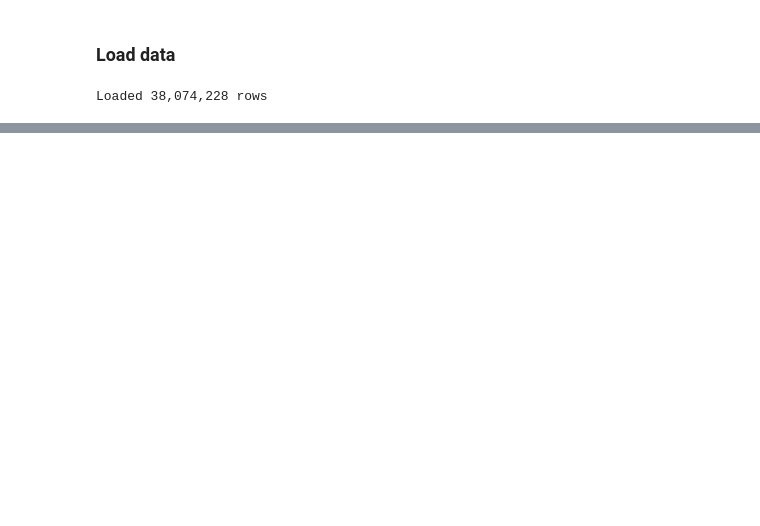
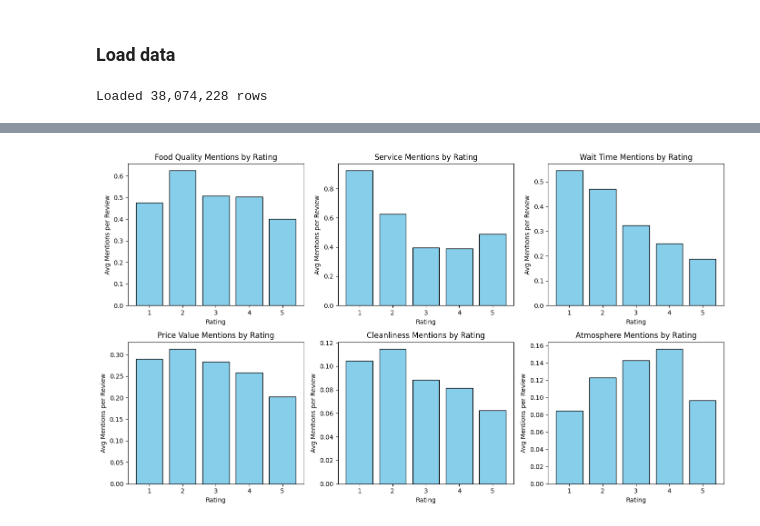
Before and after one commit to zmosDS/google_review_insights, a Jupyter notebook: notebooks/02_eda.ipynb, the cells around one changed output, grey strips where cells are left out. Cells and saved outputs as stored; diff of their text form; code cells hidden in the pictures; blank space fills up the shorter version.

```diff
--- a/notebooks/02_eda.ipynb
+++ b/notebooks/02_eda.ipynb
@@ -432,0 +571,64 @@ Category                                           Reviews         % of Total
+# %%
+# Define aspect categories and keywords
+aspect_keywords = {
+    'food_quality': ['food', 'meal', 'dish', 'taste', 'flavor', 'delicious', 'fresh',
+                     'menu', 'order', 'coffee', 'drink', 'burger', 'chicken', 'pizza'],
+
+    'service': ['service', 'staff', 'employee', 'manager', 'worker', 'associate',
+                'waiter', 'waitress', 'server', 'cashier', 'friendly', 'rude',
+                'helpful', 'unprofessional', 'told', 'said', 'asked'],
+
+    'wait_time': ['wait', 'waiting', 'slow', 'fast', 'quick', 'minutes', 'hour',
+                  'line', 'queue', 'busy', 'long', 'forever', 'delay', 'prompt'],
+
+    'price_value': ['price', 'prices', 'expensive', 'cheap', 'cost', 'value', 'worth',
+                    'affordable', 'overpriced', 'reasonable', 'pricey', 'money', 'deal'],
+
+    'cleanliness': ['clean', 'dirty', 'filthy', 'hygiene', 'gross', 'spotless',
+                    'mess', 'messy', 'tidy', 'maintained'],
+
+    'atmosphere': ['atmosphere', 'ambiance', 'decor', 'seating', 'crowded', 'quiet',
+                   'noisy', 'comfortable', 'cozy', 'parking', 'location', 'space']
+}
+
+# Count aspect mentions
+def count_aspect_mentions(text, keywords):
+    """Count how many keywords from a list appear in text."""
+    if pd.isna(text):
+        return 0
+    text_lower = str(text).lower()
+    return sum(1 for keyword in keywords if keyword in text_lower)
+
+print("Aspect Mention Frequency:")
+for aspect, keywords in aspect_keywords.items():
+    df[f'{aspect}_mentions'] = df['text'].apply(lambda x: count_aspect_mentions(x, keywords))
+    total_mentions = df[f'{aspect}_mentions'].sum()
+    reviews_with_aspect = (df[f'{aspect}_mentions'] > 0).sum()
+    pct_reviews = (reviews_with_aspect / len(df)) * 100
+
+    print(f"{aspect.upper():<15} {total_mentions:>12,} mentions | {reviews_with_aspect:>12,} reviews ({pct_reviews:>5.2f}%)")
+
+print()
+
+# Aspect mentions by rating
+print("Average Aspect Mentions by Rating:")
+aspect_cols = [f'{aspect}_mentions' for aspect in aspect_keywords.keys()]
+aspect_by_rating = df.groupby('rating')[aspect_cols].mean().round(2)
+print(aspect_by_rating)
+
+# Visualize aspect frequency by rating
+fig, axes = plt.subplots(2, 3, figsize=(14, 8))
+axes = axes.flatten()
+
+for idx, aspect in enumerate(aspect_keywords.keys()):
+    col = f'{aspect}_mentions'
+    aspect_means = df.groupby('rating')[col].mean()
+
+    axes[idx].bar(aspect_means.index, aspect_means.values, color='skyblue', edgecolor='black')
+    axes[idx].set_title(f'{aspect.replace("_", " ").title()} Mentions by Rating')
+    axes[idx].set_xlabel('Rating')
+    axes[idx].set_ylabel('Avg Mentions per Review')
+
+plt.tight_layout()
+plt.show()
+# %% [output]
@@ -432,0 +652 @@ Category                                           Reviews         % of Total
+[figure, added]
```
Also changed, not shown: parts of 33 cells of this notebook, 2 other files.
